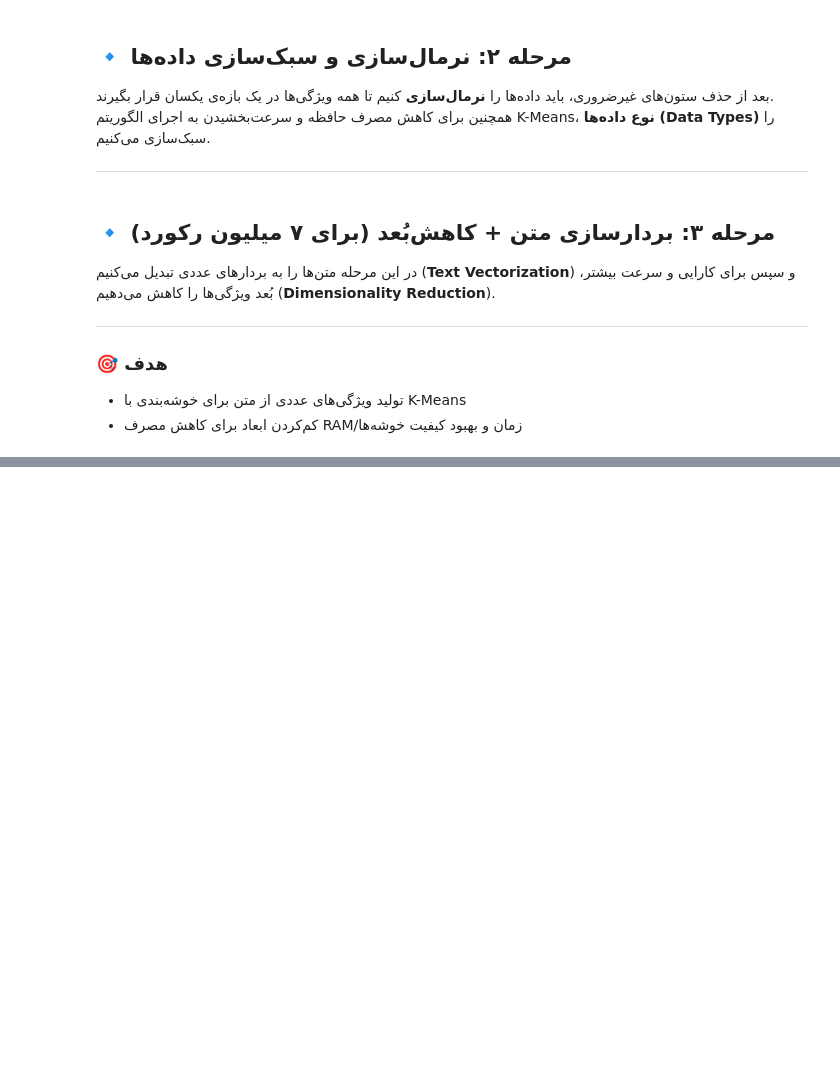
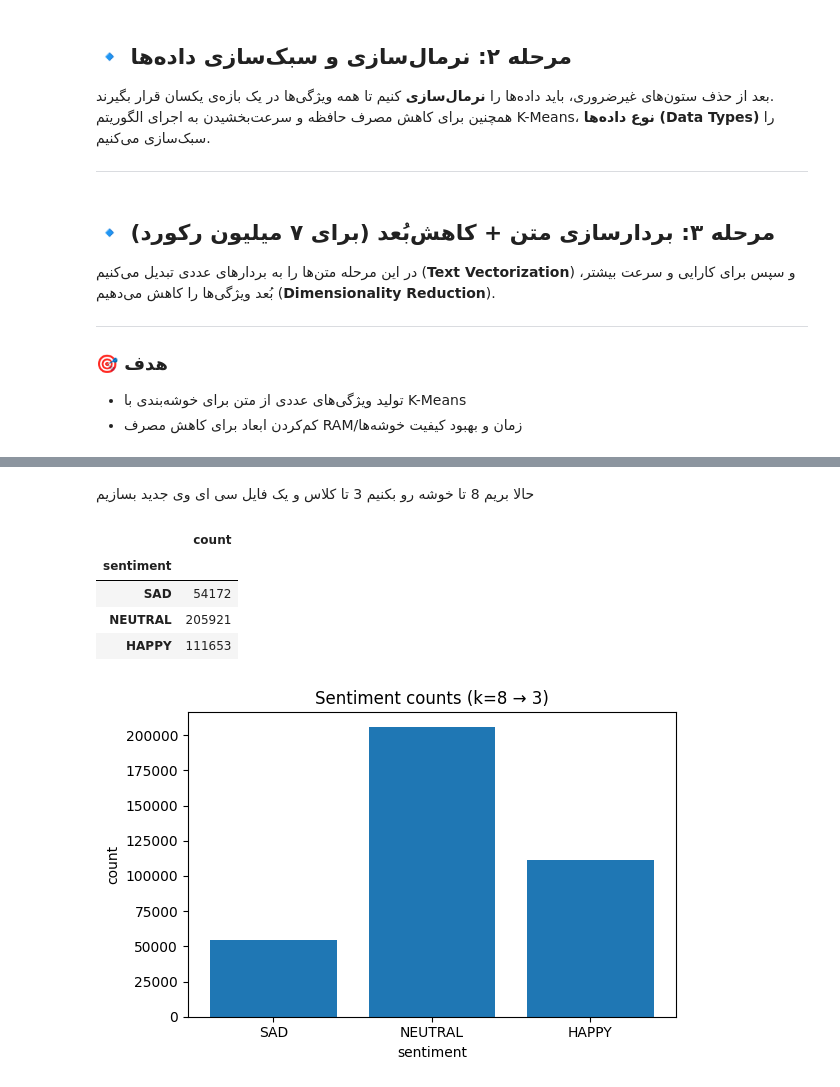
Before and after one commit to ArmanRuzbahani/EmoLex, a Jupyter notebook: Data/MainData/main.ipynb, the cells around one changed output, grey strips where cells are left out. Cells and saved outputs as stored; diff of their text form; code cells hidden in the pictures; blank space fills up the shorter version.

```diff
--- a/Data/MainData/main.ipynb
+++ b/Data/MainData/main.ipynb
@@ -725,0 +675,67 @@ print("✅ تصاویر در این پوشه ذخیره شدند:", OUT_DIR)
+# %% [markdown]
+حالا بریم 8 تا خوشه رو بکنیم 3 تا کلاس و یک فایل سی ای وی جدید بسازیم
+# %%
+import pandas as pd
+import numpy as np
+from pathlib import Path
+import matplotlib.pyplot as plt
+
+# مسیرها
+BASE = Path(r"D:\code\projects\EmoLex(امولکس)\Data\دیجی کالا")
+TEXT_FILE   = BASE / "digikala-comments-clean-light.csv"
+LABELS_CSV  = BASE / "vec_out_512" / "labels_k8.csv"    # خروجی k=8
+OUT_CSV     = BASE / "vec_out_512" / "digikala_clustered_final_k8_to3.csv"
+OUT_NPY     = BASE / "vec_out_512" / "sentiment_k8_to3.npy"
+
+# 1) خواندن متن و برچسب خوشه‌ها (k=8)
+texts  = pd.read_csv(TEXT_FILE, usecols=["text"], encoding="utf-8-sig")
+labels = pd.read_csv(LABELS_CSV)   # columns: row_id, cluster  یا فقط cluster
+
+# اگر ستون 'cluster' نبود، نام ستون را پیدا کن
+if "cluster" not in labels.columns:
+    # اولین ستونی که عددی است را به‌عنوان cluster می‌گیریم
+    for col in labels.columns:
+        if pd.api.types.is_integer_dtype(labels[col]) or pd.api.types.is_numeric_dtype(labels[col]):
+            labels = labels.rename(columns={col: "cluster"})
+            break
+
+df = pd.concat([texts, labels["cluster"]], axis=1)
+
+# 2) نگاشت خوشه‌های 0..7 به سه برچسب (قابل ویرایش توسط شما)
+cluster2sent = {
+    7: "SAD",
+    1: "NEUTRAL",
+    5: "NEUTRAL",
+    0: "HAPPY",
+    2: "HAPPY",
+    3: "HAPPY",
+    4: "HAPPY",
+    6: "HAPPY",
+}
+df["sentiment"] = df["cluster"].map(cluster2sent).fillna("NEUTRAL")  # پیش‌فرض اگر چیزی جا افتاد
+
+# 3) ذخیره خروجی نهایی
+df.to_csv(OUT_CSV, index=False, encoding="utf-8-sig")
+
+# اختیاری: ذخیره برچسب‌ها به صورت عددی
+sent2id = {"SAD": 0, "NEUTRAL": 1, "HAPPY": 2}
+np.save(OUT_NPY, df["sentiment"].map(sent2id).astype(np.int8).values)
+
+# 4) نمایش شمارش هر برچسب + نمودار
+counts = df["sentiment"].value_counts().reindex(["SAD","NEUTRAL","HAPPY"]).fillna(0).astype(int)
+display(counts.to_frame("count"))
+
+plt.figure(figsize=(6,4))
+plt.bar(counts.index, counts.values)
+plt.title("Sentiment counts (k=8 → 3)")
+plt.xlabel("sentiment")
+plt.ylabel("count")
+plt.tight_layout()
+plt.show()
+# %% [output]
+|  | count |
+| sentiment |  |
+| SAD | 54172 |
+| NEUTRAL | 205921 |
+| HAPPY | 111653 |
+[figure, added]
```
Also changed, not shown: parts of 10 cells of this notebook, 13 other files.
